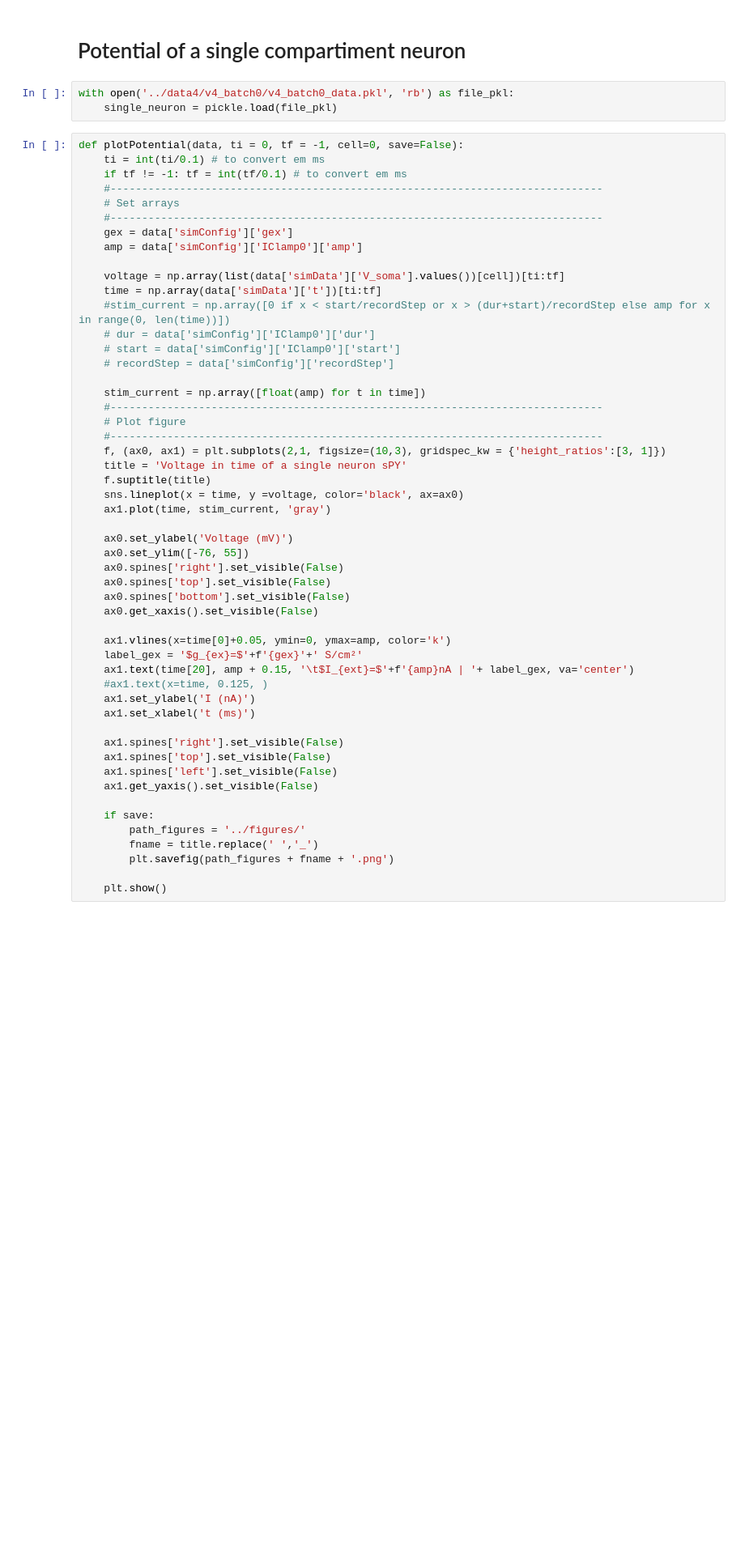
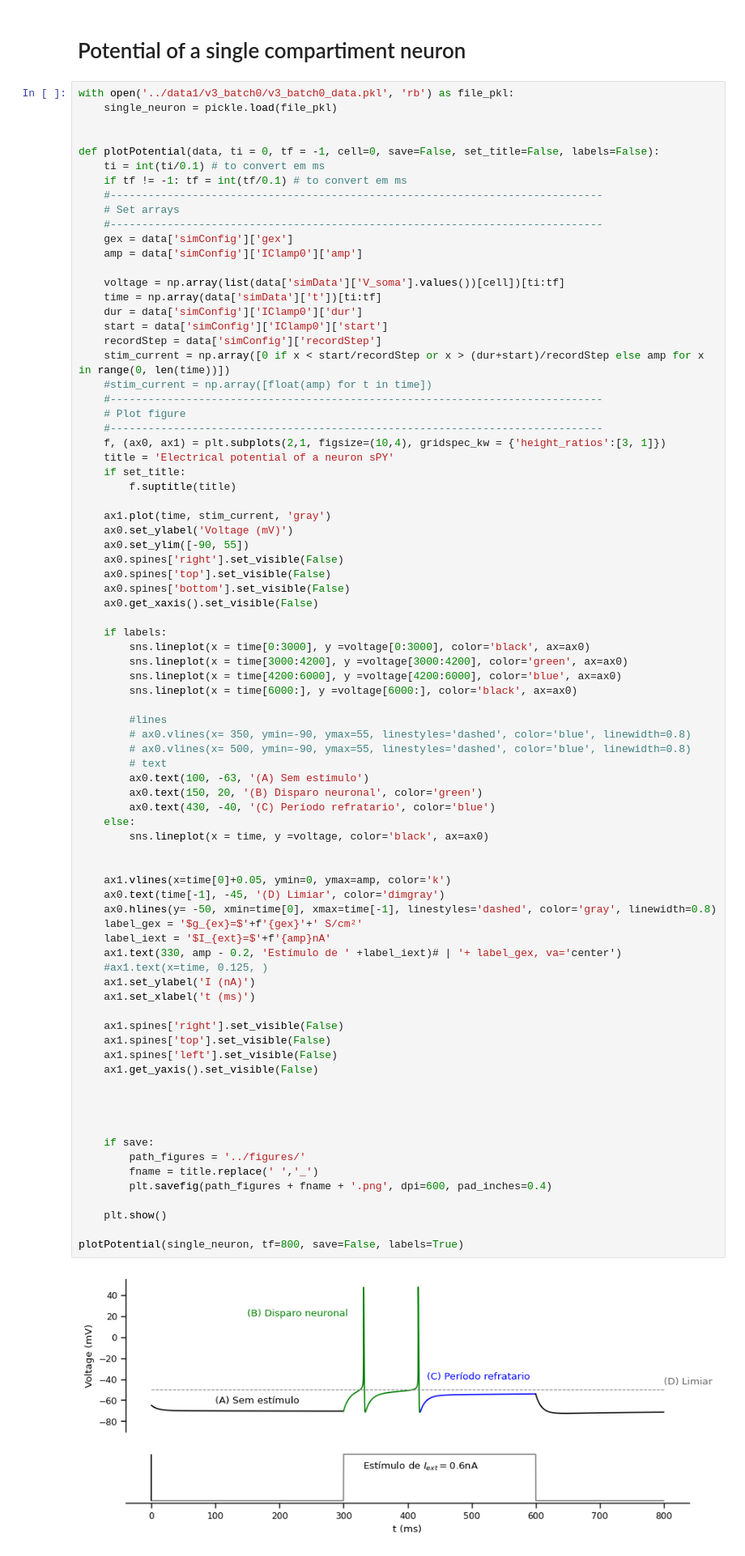
Before and after one commit to FernandoSBorges/chimeras, a Jupyter notebook: notebooks/load_data.ipynb, the cells around one changed output. Shown at 81% size. Cells and saved outputs as stored; diff of their text form; blank space fills up the shorter version.

Commit message:
Models HH with ionic currents

```diff
--- a/notebooks/load_data.ipynb
+++ b/notebooks/load_data.ipynb
@@ -9,11 +9,12 @@ from matplotlib import pyplot as plt
 sns.set_context('paper')
 # %% [markdown]
 # Potential of a single compartiment neuron
-# %%
-with open('../data4/v4_batch0/v4_batch0_data.pkl', 'rb') as file_pkl:
-    single_neuron = pickle.load(file_pkl)
 # %%
-def plotPotential(data, ti = 0, tf = -1, cell=0, save=False):
+with open('../data1/v3_batch0/v3_batch0_data.pkl', 'rb') as file_pkl:
+    single_neuron = pickle.load(file_pkl)
+
+
+def plotPotential(data, ti = 0, tf = -1, cell=0, save=False, set_title=False, labels=False):
     ti = int(ti/0.1) # to convert em ms
     if tf != -1: tf = int(tf/0.1) # to convert em ms
     #------------------------------------------------------------------------------
@@ -23,44 +24,70 @@ def plotPotential(data, ti = 0, tf = -1, cell=0, save=False):
     amp = data['simConfig']['IClamp0']['amp']
 
     voltage = np.array(list(data['simData']['V_soma'].values())[cell])[ti:tf]
     time = np.array(data['simData']['t'])[ti:tf]
-    #stim_current = np.array([0 if x < start/recordStep or x > (dur+start)/recordStep else amp for x in range(0, len(time))])
-    # dur = data['simConfig']['IClamp0']['dur']
-    # start = data['simConfig']['IClamp0']['start']
-    # recordStep = data['simConfig']['recordStep']
-
-    stim_current = np.array([float(amp) for t in time])
+    dur = data['simConfig']['IClamp0']['dur']
+    start = data['simConfig']['IClamp0']['start']
+    recordStep = data['simConfig']['recordStep']
+    stim_current = np.array([0 if x < start/recordStep or x > (dur+start)/recordStep else amp for x in range(0, len(time))])
+    #stim_current = np.array([float(amp) for t in time])
     #------------------------------------------------------------------------------
     # Plot figure
     #------------------------------------------------------------------------------
-    f, (ax0, ax1) = plt.subplots(2,1, figsize=(10,3), gridspec_kw = {'height_ratios':[3, 1]})
-    title = 'Voltage in time of a single neuron sPY'
-    f.suptitle(title)
-    sns.lineplot(x = time, y =voltage, color='black', ax=ax0)
+    f, (ax0, ax1) = plt.subplots(2,1, figsize=(10,4), gridspec_kw = {'height_ratios':[3, 1]})
+    title = 'Electrical potential of a neuron sPY'
+    if set_title:
+        f.suptitle(title)
+
     ax1.plot(time, stim_current, 'gray')
-
     ax0.set_ylabel('Voltage (mV)')
-    ax0.set_ylim([-76, 55])
+    ax0.set_ylim([-90, 55])
     ax0.spines['right'].set_visible(False)
     ax0.spines['top'].set_visible(False)
     ax0.spines['bottom'].set_visible(False)
     ax0.get_xaxis().set_visible(False)
 
+    if labels:
+        sns.lineplot(x = time[0:3000], y =voltage[0:3000], color='black', ax=ax0)
+        sns.lineplot(x = time[3000:4200], y =voltage[3000:4200], color='green', ax=ax0)
+        sns.lineplot(x = time[4200:6000], y =voltage[4200:6000], color='blue', ax=ax0)
+        sns.lineplot(x = time[6000:], y =voltage[6000:], color='black', ax=ax0)
+
+        #lines
+        # ax0.vlines(x= 350, ymin=-90, ymax=55, linestyles='dashed', color='blue', linewidth=0.8)
+        # ax0.vlines(x= 500, ymin=-90, ymax=55, linestyles='dashed', color='blue', linewidth=0.8)
+        # text
+        ax0.text(100, -63, '(A) Sem estímulo')
+        ax0.text(150, 20, '(B) Disparo neuronal', color='green')
+        ax0.text(430, -40, '(C) Período refratario', color='blue')
+    else:
+        sns.lineplot(x = time, y =voltage, color='black', ax=ax0)
+
+
     ax1.vlines(x=time[0]+0.05, ymin=0, ymax=amp, color='k')
+    ax0.text(time[-1], -45, '(D) Limiar', color='dimgray')
+    ax0.hlines(y= -50, xmin=time[0], xmax=time[-1], linestyles='dashed', color='gray', linewidth=0.8)
     label_gex = '$g_{ex}=$'+f'{gex}'+' S/cm²'
-    ax1.text(time[20], amp + 0.15, '\t$I_{ext}=$'+f'{amp}nA | '+ label_gex, va='center')
+    label_iext = '$I_{ext}=$'+f'{amp}nA'
+    ax1.text(330, amp - 0.2, 'Estímulo de ' +label_iext)# | '+ label_gex, va='center')
     #ax1.text(x=time, 0.125, )
     ax1.set_ylabel('I (nA)')
     ax1.set_xlabel('t (ms)')
 
     ax1.spines['right'].set_visible(False)
     ax1.spines['top'].set_visible(False)
     ax1.spines['left'].set_visible(False)
     ax1.get_yaxis().set_visible(False)
 
+
+
+
     if save:
         path_figures = '../figures/'
         fname = title.replace(' ','_')
-        plt.savefig(path_figures + fname + '.png')
+        plt.savefig(path_figures + fname + '.png', dpi=600, pad_inches=0.4)
 
     plt.show()
+
+plotPotential(single_neuron, tf=800, save=False, labels=True)
+# %% [output]
+[figure, added]
```
Also changed, not shown: parts of 54 cells of this notebook, 7 other files.
